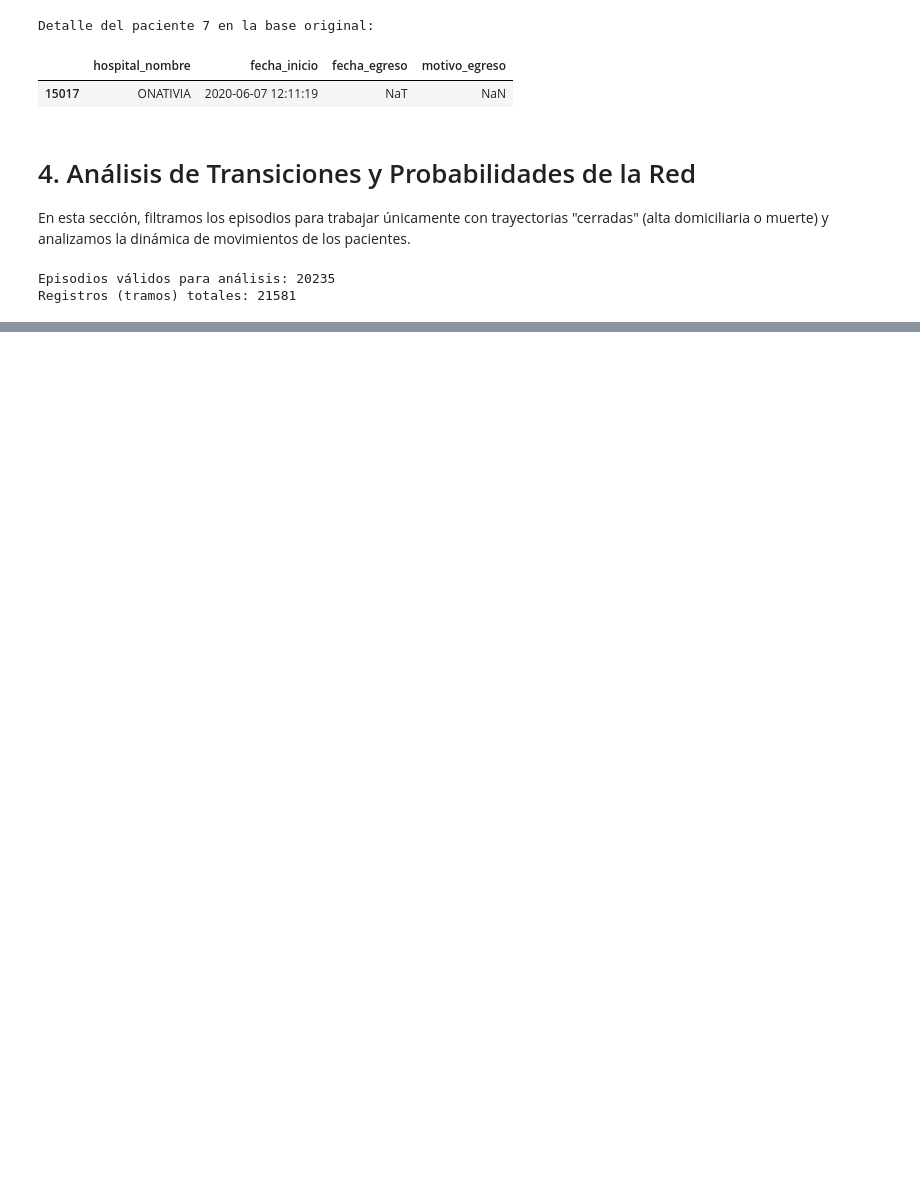
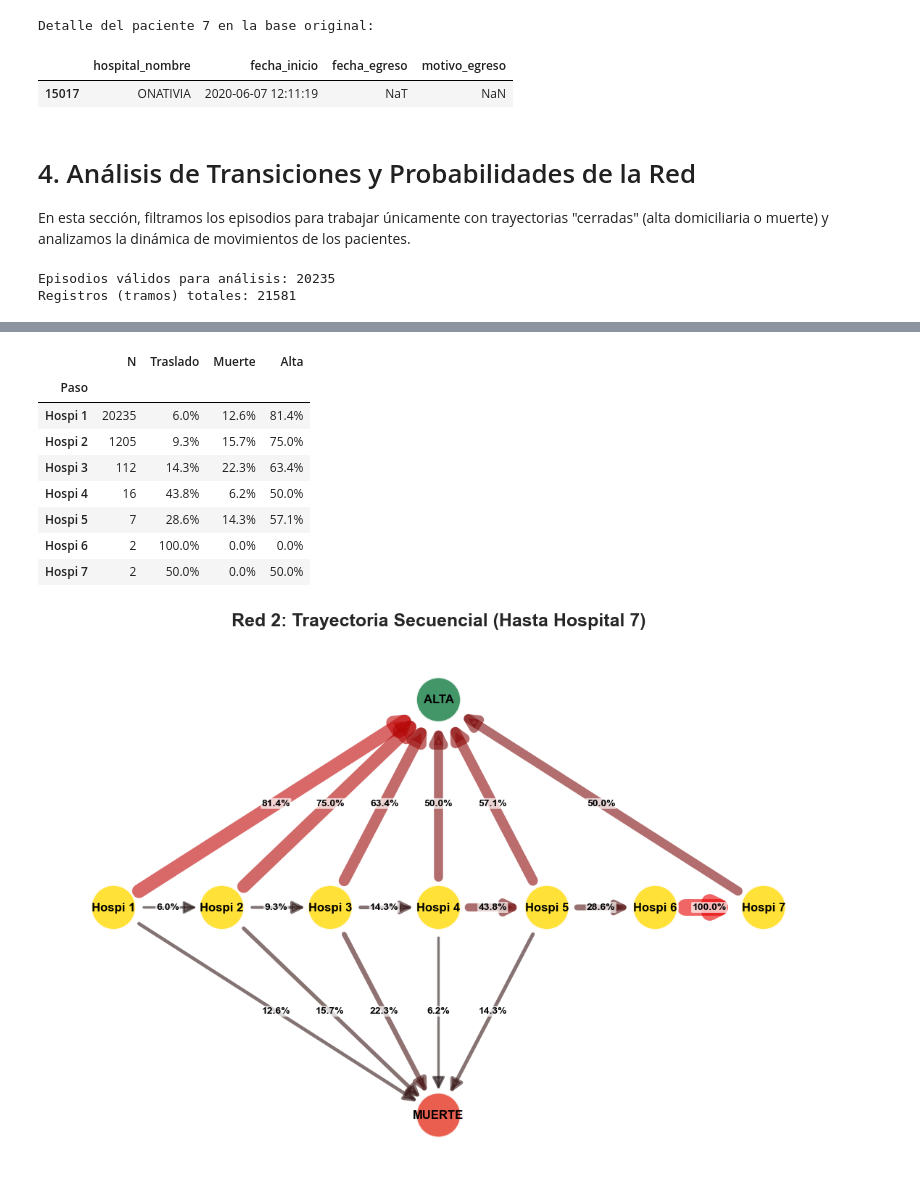
Before and after one commit to micagonzdark/RedesHospitales, a Jupyter notebook: notebooks/03_trayectorias_pacientes.ipynb, the cells around one changed output, grey strips where cells are left out. Saved outputs shown, nothing was run; the diff lists cells and outputs as text; code cells hidden in the pictures; blank space fills up the shorter version.

```diff
--- a/notebooks/03_trayectorias_pacientes.ipynb
+++ b/notebooks/03_trayectorias_pacientes.ipynb
@@ -456,39 +493,45 @@ Prob(Alta | Red) = 86.29%
 # %%
-### Red 2: Trayectoria Secuencial (Destino por Salto)
-
-# Numerar pasos
+### Red 2: Trayectoria Secuencial (Hasta Hospital 7)
 df['paso_n'] = df.groupby(['paciente_id', 'episodio_id']).cumcount() + 1
 df['tiene_siguiente'] = df.groupby(['paciente_id', 'episodio_id'])['hospital_nombre'].shift(-1).notna()
 
 resumen_pasos = []
-for i in range(1, 6):
+for i in range(1, 8):
     subset = df[df['paso_n'] == i]
     if len(subset) == 0: break
     n = len(subset)
     p_traslado = subset['tiene_siguiente'].mean()
     p_muerte = (subset['murio'] & ~subset['tiene_siguiente']).mean()
     p_alta = (~subset['murio'] & ~subset['tiene_siguiente']).mean()
     resumen_pasos.append({'Paso': f'Hospi {i}', 'N': n, 'Traslado': p_traslado, 'Muerte': p_muerte, 'Alta': p_alta})
 
 df_resumen_pasos = pd.DataFrame(resumen_pasos).set_index('Paso')
 display(df_resumen_pasos.style.format({'Traslado': '{:.1%}', 'Muerte': '{:.1%}', 'Alta': '{:.1%}'}))
 
-ax = df_resumen_pasos[['Traslado', 'Muerte', 'Alta']].plot(kind='bar', stacked=True,
-                                                  color=['#3498db', '#e74c3c', '#2ecc71'],
-                                                  figsize=(10, 5))
-plt.title('Destino del Paciente según el Salto en su Trayectoria')
-plt.ylabel('Probabilidad')
-plt.legend(title='Destino', bbox_to_anchor=(1.05, 1), loc='upper left')
-plt.xticks(rotation=0)
-plt.show()
-# Grafo de trayectoria secuencial
 edges_seq = []
 for i, row in df_resumen_pasos.iterrows():
     idx = int(i.split()[-1])
-    if row['Traslado'] > 0: edges_seq.append({'Origen': i, 'Destino': f'Hospi {idx+1}', 'Prob': row['Traslado']})
-    if row['Alta'] > 0: edges_seq.append({'Origen': i, 'Destino': '[ALTA]', 'Prob': row['Alta']})
-    if row['Muerte'] > 0: edges_seq.append({'Origen': i, 'Destino': '[MUERTE]', 'Prob': row['Muerte']})
+    if row['Traslado'] > 0 and idx < 7:
+        edges_seq.append({'Origen': i, 'Destino': f'Hospi {idx+1}', 'Prob': row['Traslado']})
+    if row['Alta'] > 0: edges_seq.append({'Origen': i, 'Destino': 'ALTA', 'Prob': row['Alta']})
+    if row['Muerte'] > 0: edges_seq.append({'Origen': i, 'Destino': 'MUERTE', 'Prob': row['Muerte']})
+
 df_edges_seq = pd.DataFrame(edges_seq)
 matriz_seq = df_edges_seq.pivot(index='Origen', columns='Destino', values='Prob').fillna(0)
-graficar_grafo_transicion(matriz_seq, 'Grafo de Trayectoria Secuencial', node_size=2500, k=2)
+
+pos_seq = {f'Hospi {i}': (i, 0) for i in range(1, 8)}
+pos_seq['ALTA'] = (4, 1)
+pos_seq['MUERTE'] = (4, -1)
+graficar_grafo_transicion(matriz_seq, 'Red 2: Trayectoria Secuencial (Hasta Hospital 7)', node_size=2000, pos=pos_seq, curva=False)
+# %% [output]
+|  | N | Traslado | Muerte | Alta |
+| Paso |  |  |  |  |
+| Hospi 1 | 20235 | 6.0% | 12.6% | 81.4% |
+| Hospi 2 | 1205 | 9.3% | 15.7% | 75.0% |
+| Hospi 3 | 112 | 14.3% | 22.3% | 63.4% |
+| Hospi 4 | 16 | 43.8% | 6.2% | 50.0% |
+| Hospi 5 | 7 | 28.6% | 14.3% | 57.1% |
+| Hospi 6 | 2 | 100.0% | 0.0% | 0.0% |
+| Hospi 7 | 2 | 50.0% | 0.0% | 50.0% |
+[figure, added]
 # %%
```
Also changed, not shown: parts of 6 cells of this notebook, 1 other file.
